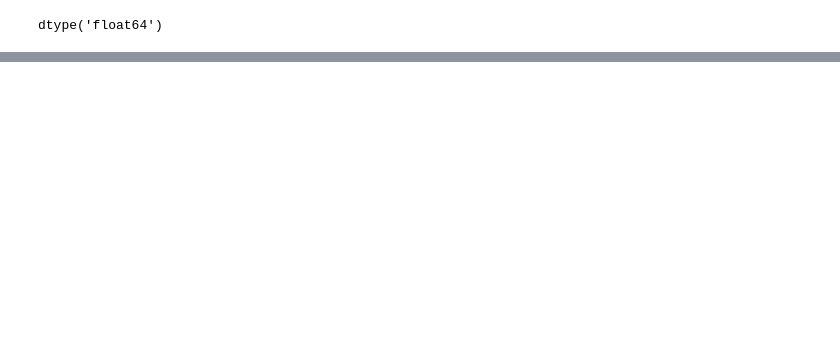
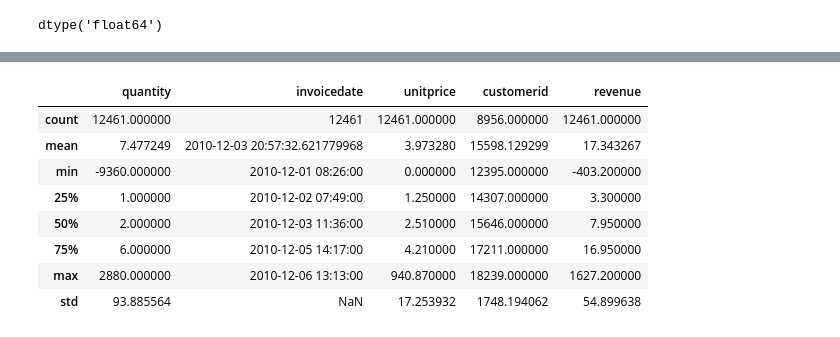
Before and after one commit to Trinadhreddy11/dataeng, a Jupyter notebook: dataeng_project.ipynb, the cells around one changed output, grey strips where cells are left out. Saved outputs shown, nothing was run; the diff lists cells and outputs as text; code cells hidden in the pictures; blank space fills up the shorter version.

```diff
--- a/dataeng_project.ipynb
+++ b/dataeng_project.ipynb
@@ -315,0 +320,14 @@ df.sample(20,random_state=42)
+# %%
+df['revenue']=df['quantity']*df['unitprice']
+# %%
+df.describe()
+# %% [output]
+|  | quantity | invoicedate | unitprice | customerid | revenue |
+| count | 12461.000000 | 12461 | 12461.000000 | 8956.000000 | 12461.000000 |
+| mean | 7.477249 | 2010-12-03 20:57:32.621779968 | 3.973280 | 15598.129299 | 17.343267 |
+| min | -9360.000000 | 2010-12-01 08:26:00 | 0.000000 | 12395.000000 | -403.200000 |
+| 25% | 1.000000 | 2010-12-02 07:49:00 | 1.250000 | 14307.000000 | 3.300000 |
+| 50% | 2.000000 | 2010-12-03 11:36:00 | 2.510000 | 15646.000000 | 7.950000 |
+| 75% | 6.000000 | 2010-12-05 14:17:00 | 4.210000 | 17211.000000 | 16.950000 |
+| max | 2880.000000 | 2010-12-06 13:13:00 | 940.870000 | 18239.000000 | 1627.200000 |
+| std | 93.885564 | NaN | 17.253932 | 1748.194062 | 54.899638 |
```
Also changed, not shown: parts of 28 cells of this notebook.
